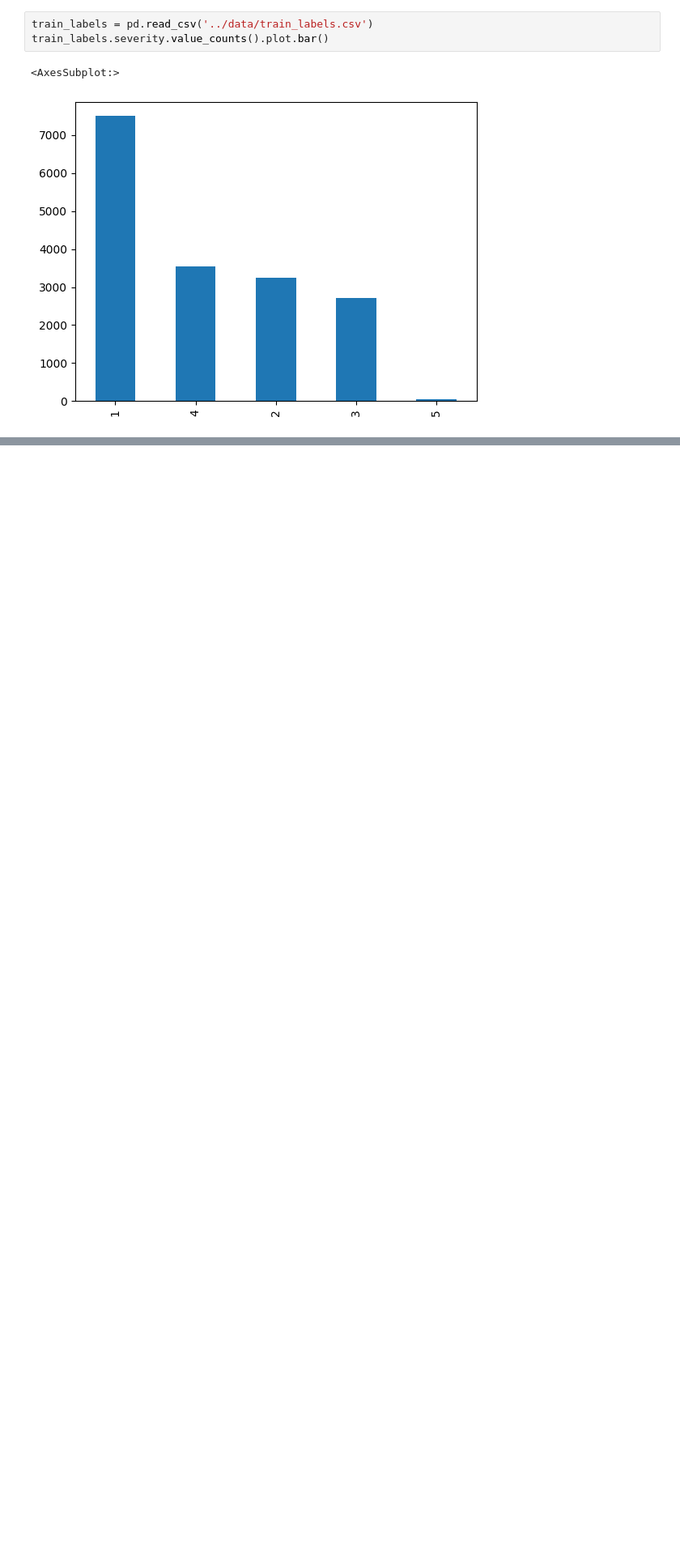
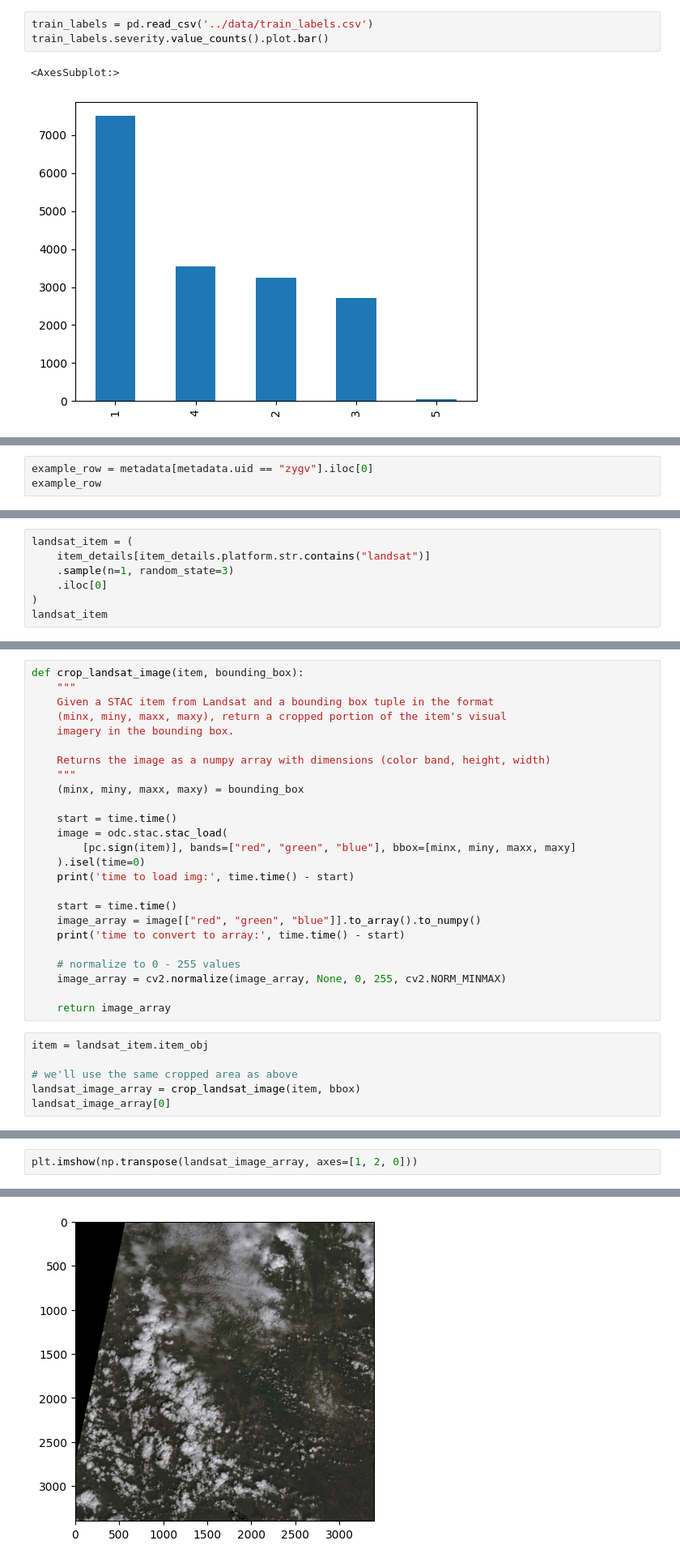
Before and after one commit to k-loki/Algal-bloom-Identification, a Jupyter notebook: notebooks/pull_data.ipynb, the cells around one changed output, grey strips where cells are left out. Shown at 81% size. Drawn from its saved outputs; the diff is of its cells as text; blank space fills up the shorter version.

Commit message:
tried with odc-stac

```diff
--- a/notebooks/pull_data.ipynb
+++ b/notebooks/pull_data.ipynb
@@ -240,0 +164,3 @@ EEException: Invalid GeoJSON geometry.
+# %%
+example_row = metadata[metadata.uid == "zygv"].iloc[0]
+example_row
@@ -240,0 +338,7 @@ EEException: Invalid GeoJSON geometry.
+# %%
+landsat_item = (
+    item_details[item_details.platform.str.contains("landsat")]
+    .sample(n=1, random_state=3)
+    .iloc[0]
+)
+landsat_item
@@ -240,0 +358,31 @@ EEException: Invalid GeoJSON geometry.
+# %%
+def crop_landsat_image(item, bounding_box):
+    """
+    Given a STAC item from Landsat and a bounding box tuple in the format
+    (minx, miny, maxx, maxy), return a cropped portion of the item's visual
+    imagery in the bounding box.
+
+    Returns the image as a numpy array with dimensions (color band, height, width)
+    """
+    (minx, miny, maxx, maxy) = bounding_box
+
+    start = time.time()
+    image = odc.stac.stac_load(
+        [pc.sign(item)], bands=["red", "green", "blue"], bbox=[minx, miny, maxx, maxy]
+    ).isel(time=0)
+    print('time to load img:', time.time() - start)
+
+    start = time.time()
+    image_array = image[["red", "green", "blue"]].to_array().to_numpy()
+    print('time to convert to array:', time.time() - start)
+
+    # normalize to 0 - 255 values
+    image_array = cv2.normalize(image_array, None, 0, 255, cv2.NORM_MINMAX)
+
+    return image_array
+# %%
+item = landsat_item.item_obj
+
+# we'll use the same cropped area as above
+landsat_image_array = crop_landsat_image(item, bbox)
+landsat_image_array[0]
@@ -240,0 +397,3 @@ EEException: Invalid GeoJSON geometry.
+# %%
+plt.imshow(np.transpose(landsat_image_array, axes=[1, 2, 0]))
+# %% [output]
@@ -240,0 +401 @@ EEException: Invalid GeoJSON geometry.
+[figure, added]
```
Also changed, not shown: parts of 41 cells of this notebook.
